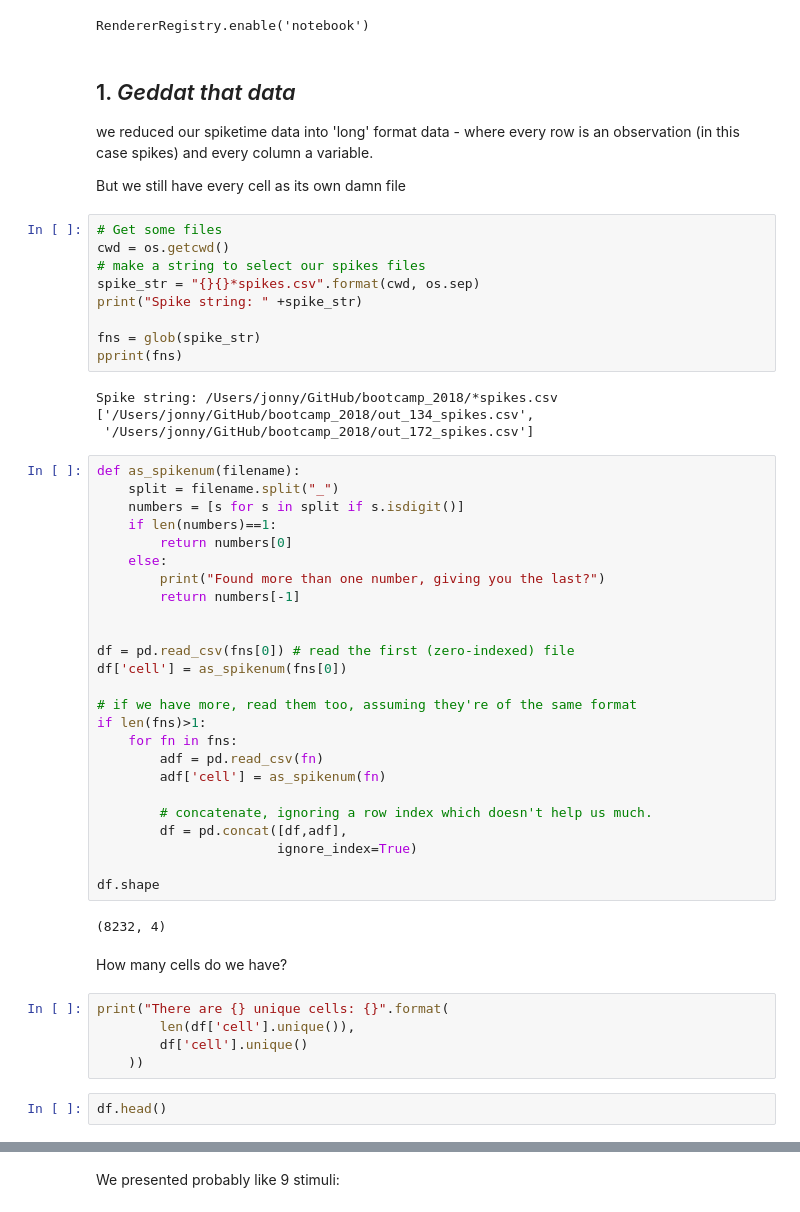
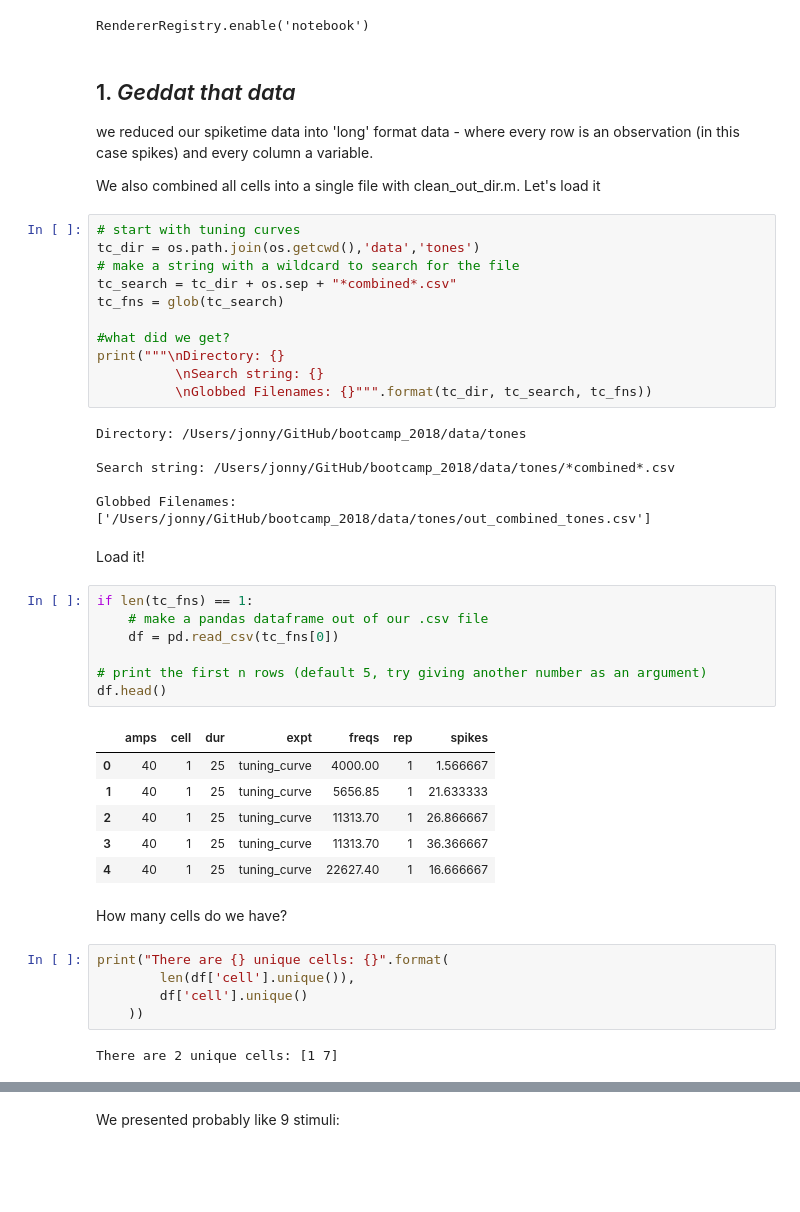
Before and after one commit to wehr-lab/bootcamp_2018, a Jupyter notebook: bootcamp_2018.ipynb, the cells around one changed output, grey strips where cells are left out. Drawn from its saved outputs; the diff is of its cells as text; blank space fills up the shorter version.

Commit message:
checkpointing before returning home
made clean dir function, 3/4 of the way done with cleaning. working on plottting, finished rasters, doing tuning curve now

```diff
--- a/bootcamp_2018.ipynb
+++ b/bootcamp_2018.ipynb
@@ -19,47 +19,40 @@ RendererRegistry.enable('notebook')
 ## 1. *Geddat that data*
 we reduced our spiketime data into 'long' format data - where every row is an observation (in this case spikes) and every column a variable.
 
-But we still have every cell as its own damn file
+We also combined all cells into a single file with clean_out_dir.m. Let's load it
-# %%
-# Get some files
-cwd = os.getcwd()
-# make a string to select our spikes files
-spike_str = "{}{}*spikes.csv".format(cwd, os.sep)
-print("Spike string: " +spike_str)
-
-fns = glob(spike_str)
-pprint(fns)
-# %% [output]
-Spike string: /Users/jonny/GitHub/bootcamp_2018/*spikes.csv
-['/Users/jonny/GitHub/bootcamp_2018/out_134_spikes.csv',
- '/Users/jonny/GitHub/bootcamp_2018/out_172_spikes.csv']
-# %%
-def as_spikenum(filename):
-    split = filename.split("_")
-    numbers = [s for s in split if s.isdigit()]
-    if len(numbers)==1:
-        return numbers[0]
-    else:
-        print("Found more than one number, giving you the last?")
-        return numbers[-1]
-
-
-df = pd.read_csv(fns[0]) # read the first (zero-indexed) file
-df['cell'] = as_spikenum(fns[0])
-
-# if we have more, read them too, assuming they're of the same format
-if len(fns)>1:
-    for fn in fns:
-        adf = pd.read_csv(fn)
-        adf['cell'] = as_spikenum(fn)
-
-        # concatenate, ignoring a row index which doesn't help us much.
-        df = pd.concat([df,adf],
-                       ignore_index=True)
-
-df.shape
-# %% [output]
-(8232, 4)
+# %%
+# start with tuning curves
+tc_dir = os.path.join(os.getcwd(),'data','tones')
+# make a string with a wildcard to search for the file
+tc_search = tc_dir + os.sep + "*combined*.csv"
+tc_fns = glob(tc_search)
+
+#what did we get?
+print("""\nDirectory: {}
+          \nSearch string: {}
+          \nGlobbed Filenames: {}""".format(tc_dir, tc_search, tc_fns))
+# %% [output]
+Directory: /Users/jonny/GitHub/bootcamp_2018/data/tones
+
+Search string: /Users/jonny/GitHub/bootcamp_2018/data/tones/*combined*.csv
+
+Globbed Filenames: ['/Users/jonny/GitHub/bootcamp_2018/data/tones/out_combined_tones.csv']
+# %% [markdown]
+Load it!
+# %%
+if len(tc_fns) == 1:
+    # make a pandas dataframe out of our .csv file
+    df = pd.read_csv(tc_fns[0])
+
+# print the first n rows (default 5, try giving another number as an argument)
+df.head()
+# %% [output]
+|  | amps | cell | dur | expt | freqs | rep | spikes |
+| 0 | 40 | 1 | 25 | tuning_curve | 4000.00 | 1 | 1.566667 |
+| 1 | 40 | 1 | 25 | tuning_curve | 5656.85 | 1 | 21.633333 |
+| 2 | 40 | 1 | 25 | tuning_curve | 11313.70 | 1 | 26.866667 |
+| 3 | 40 | 1 | 25 | tuning_curve | 11313.70 | 1 | 36.366667 |
+| 4 | 40 | 1 | 25 | tuning_curve | 22627.40 | 1 | 16.666667 |
 # %% [markdown]
 How many cells do we have?
 # %%
@@ -67,5 +60,5 @@ print("There are {} unique cells: {}".format(
         len(df['cell'].unique()),
         df['cell'].unique()
     ))
+# %% [output]
+There are 2 unique cells: [1 7]
-# %%
-df.head()
```
Also changed, not shown: parts of 9 cells of this notebook, 13 other files.
